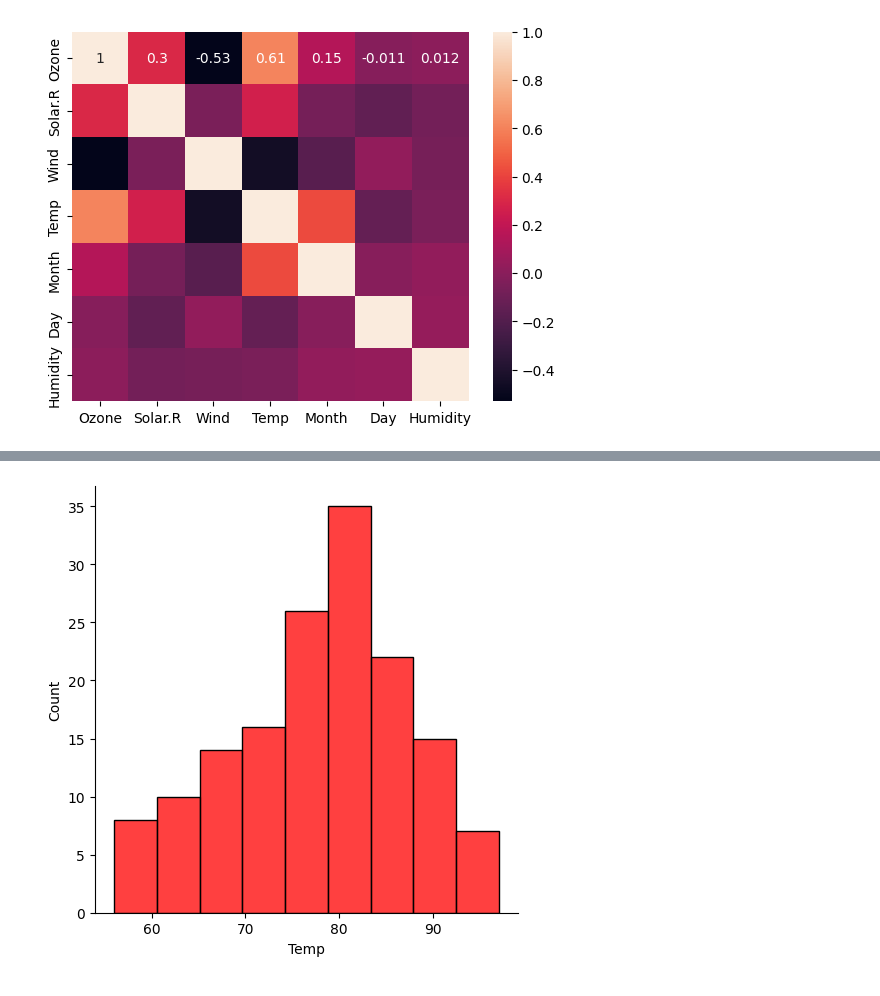
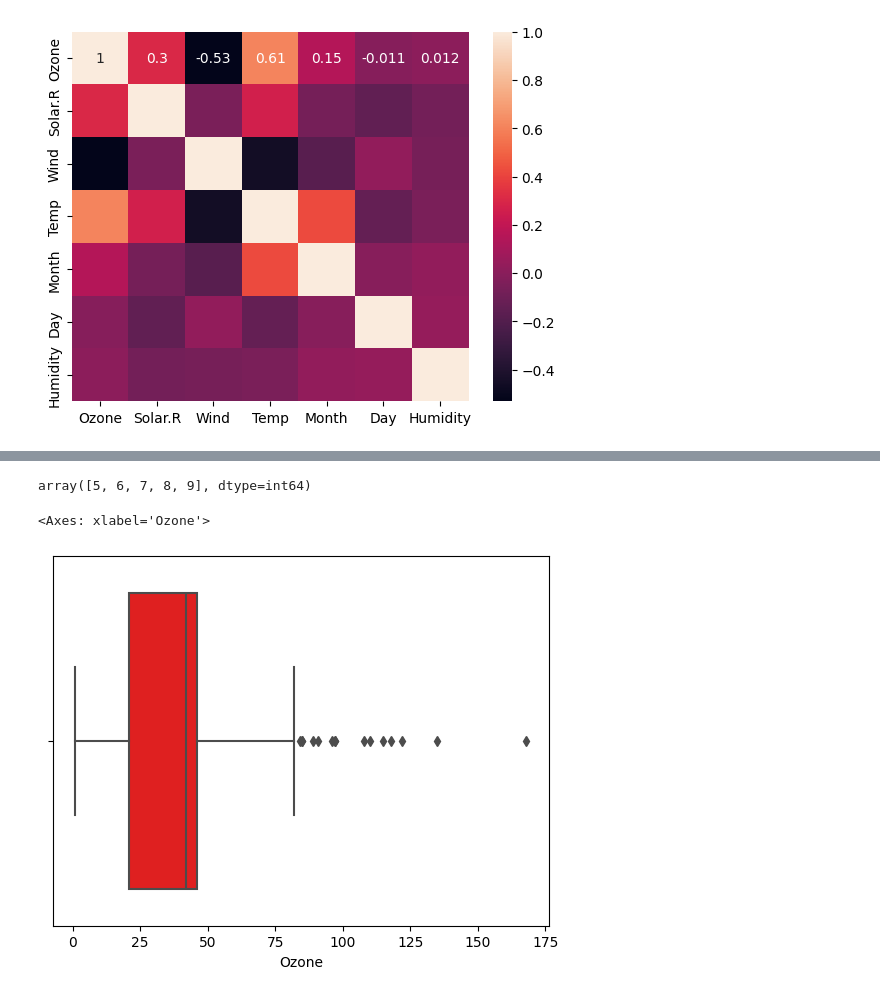
Before and after one commit to Pankaj-Ksh/All-Lab-Big-Data, a Jupyter notebook: 3_visualize(Air).ipynb, the cells around one changed output, grey strips where cells are left out. Saved outputs shown, nothing was run; the diff lists cells and outputs as text; code cells hidden in the pictures.

```diff
--- a/3_visualize(Air).ipynb
+++ b/3_visualize(Air).ipynb
@@ -229,8 +199,12 @@ sns.heatmap(df.corr(), annot=True)
+# %%
+df['Month'].unique()
+# %% [output]
+array([5, 6, 7, 8, 9], dtype=int64)
 # %%
-sns.displot(df['Temp'] , color='red')
-plt.show()
+sns.boxplot(x=df['Ozone'],  color='red')
 # %% [output]
+<Axes: xlabel='Ozone'>
-[figure, old version]
+[figure, new version]
 # %%
 from wordcloud import WordCloud
 text = "word cloud example word cloud visualization python matplotlib word "
```
Also changed, not shown: parts of 11 cells of this notebook, 10 other files.
